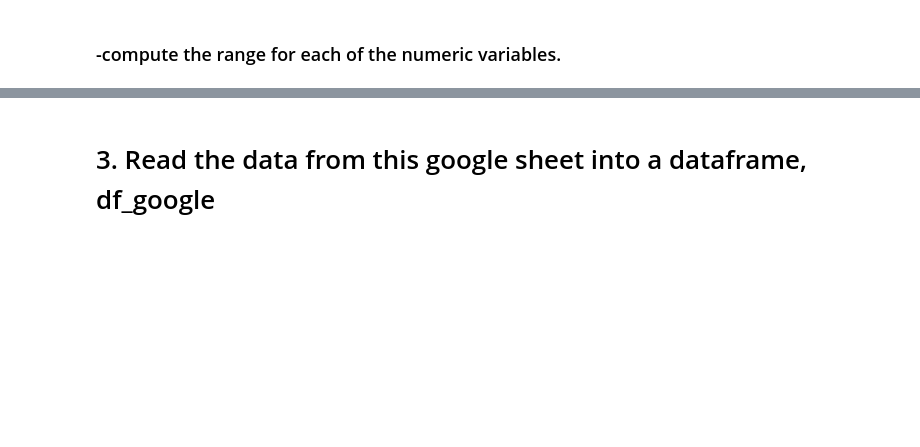
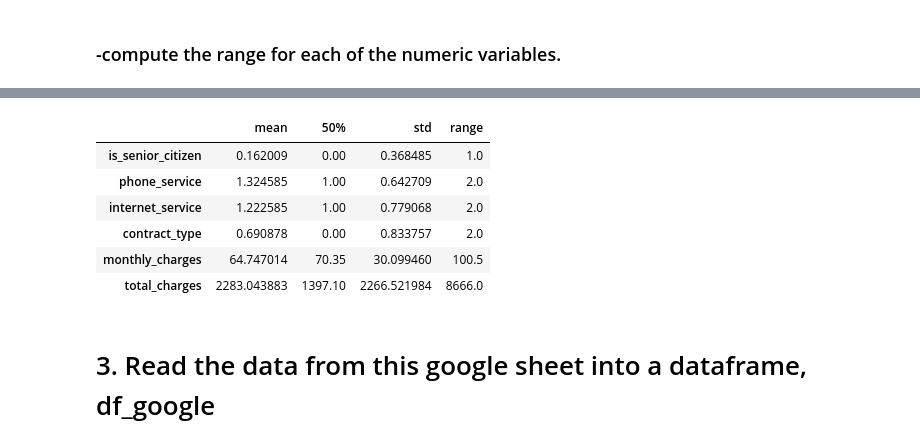
Before and after one commit to CSolitaire/classification-exercises, a Jupyter notebook: classification_exercises.ipynb, the cells around one changed output, grey strips where cells are left out. Drawn from its saved outputs; the diff is of its cells as text; code cells hidden in the pictures; blank space fills up the shorter version.

```diff
--- a/classification_exercises.ipynb
+++ b/classification_exercises.ipynb
@@ -76,3 +190,14 @@ customer._get_numeric_data().describe()
+# %%
+stats['range'] = stats['max'] - stats['min']
+stats[['mean', '50%', 'std', 'range']]
+# %% [output]
+|  | mean | 50% | std | range |
+| is_senior_citizen | 0.162009 | 0.00 | 0.368485 | 1.0 |
+| phone_service | 1.324585 | 1.00 | 0.642709 | 2.0 |
+| internet_service | 1.222585 | 1.00 | 0.779068 | 2.0 |
+| contract_type | 0.690878 | 0.00 | 0.833757 | 2.0 |
+| monthly_charges | 64.747014 | 70.35 | 30.099460 | 100.5 |
+| total_charges | 2283.043883 | 1397.10 | 2266.521984 | 8666.0 |
 # %% [markdown]
 # 3. Read the data from this google sheet into a dataframe, df_google
 # %%
```
Also changed, not shown: parts of 39 cells of this notebook.
